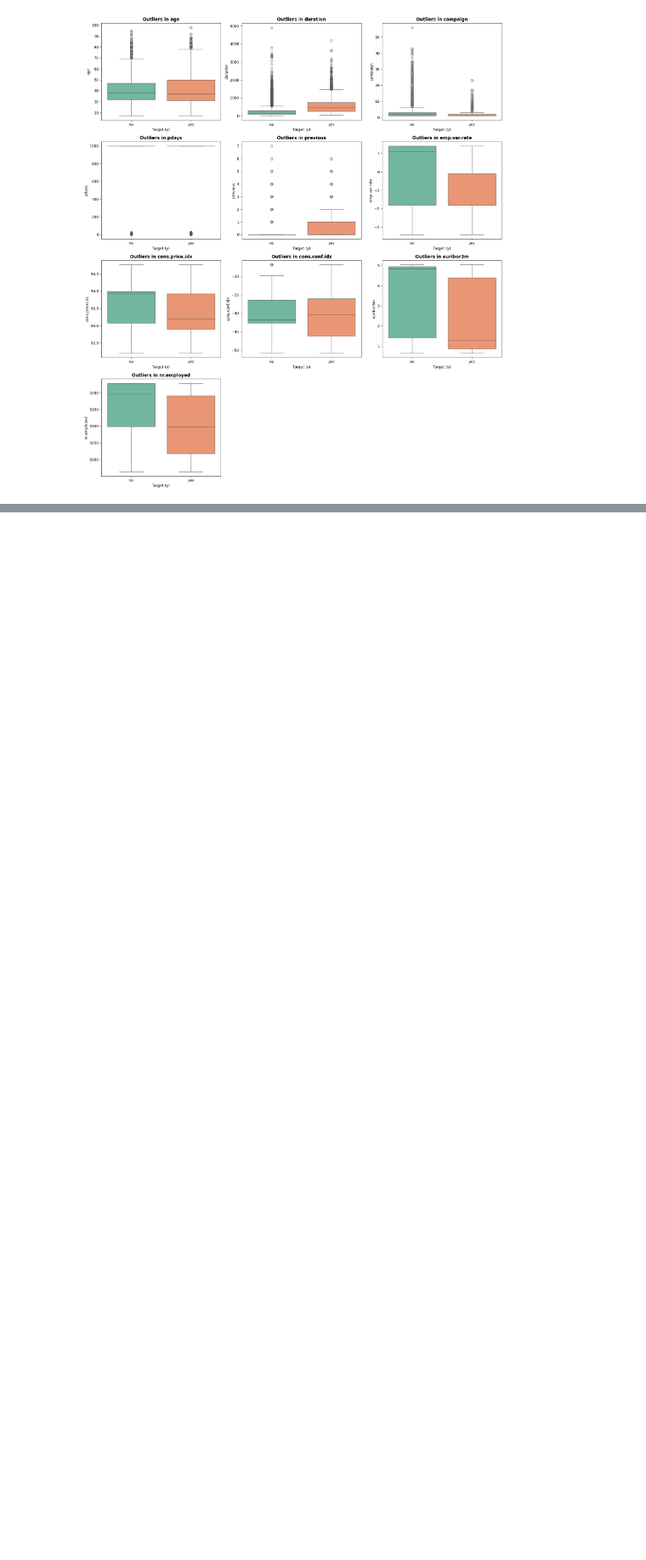
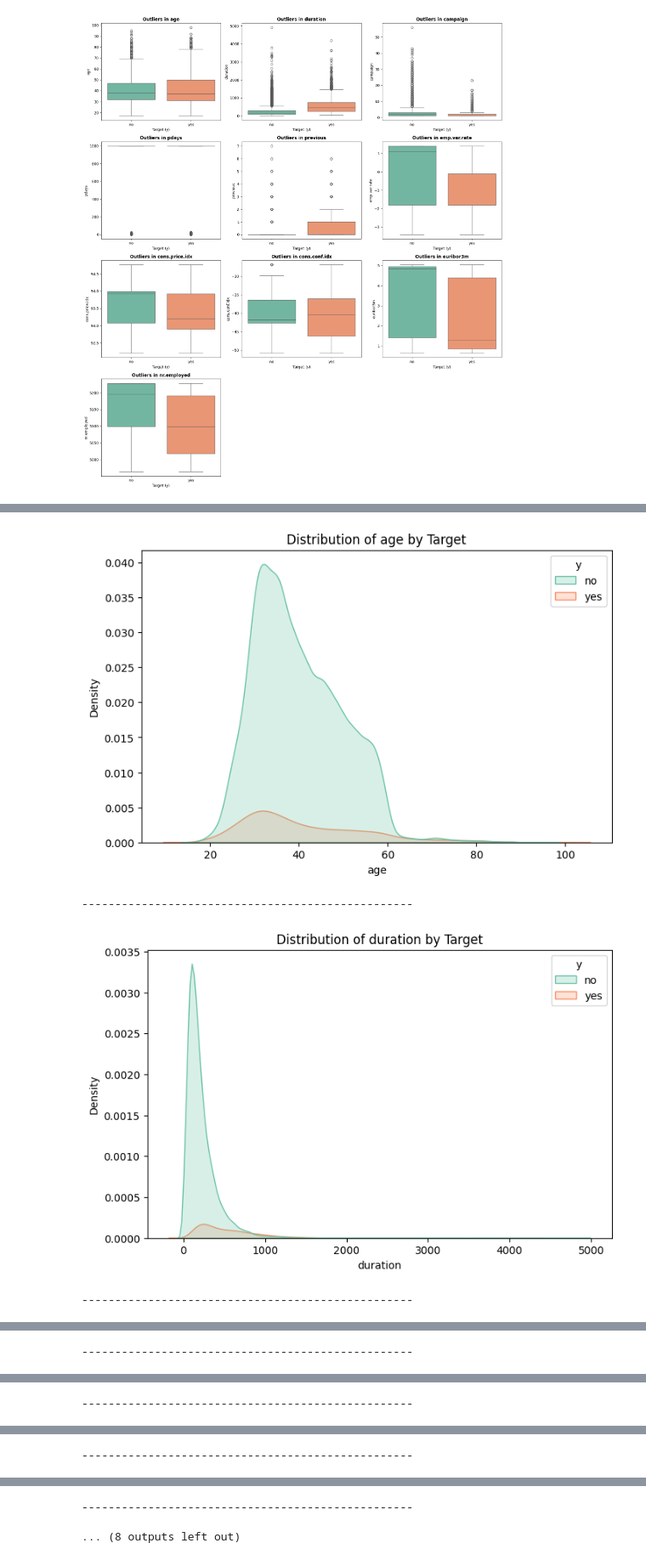
Before and after one commit to NitoBoritto/El_Farghaly_Bros., a Jupyter notebook: notebooks/EDA_only.ipynb, the cells around one changed output, grey strips where cells are left out. Shown at 85% size. Cells and saved outputs as stored; diff of their text form; code cells hidden in the pictures; blank space fills up the shorter version.

```diff
--- a/notebooks/EDA_only.ipynb
+++ b/notebooks/EDA_only.ipynb
@@ -293,0 +463,15 @@ for col in categorical_cols:
+# %%
+for col in num_cols:
+    plt.figure(figsize=(8, 5)) # عشان يفتح رسمة جديدة لكل عمود
+
+    # هنا حطينا col بدل num_cols
+    sns.kdeplot(data=df, x=col, hue='y', fill=True, palette='Set2')
+
+    plt.title(f'Distribution of {col} by Target') # هيخلي العنوان باسم العمود
+    plt.show()
+    print("-" * 50)
+# %% [output]
+[figure, added]
+--------------------------------------------------
+[figure, added]
+--------------------------------------------------
@@ -293,0 +479 @@ for col in categorical_cols:
+--------------------------------------------------
@@ -293,0 +481 @@ for col in categorical_cols:
+--------------------------------------------------
@@ -293,0 +483 @@ for col in categorical_cols:
+--------------------------------------------------
@@ -293,0 +485,2 @@ for col in categorical_cols:
+--------------------------------------------------
+... (8 outputs left out)
```
Also changed, not shown: parts of 7 cells of this notebook.
